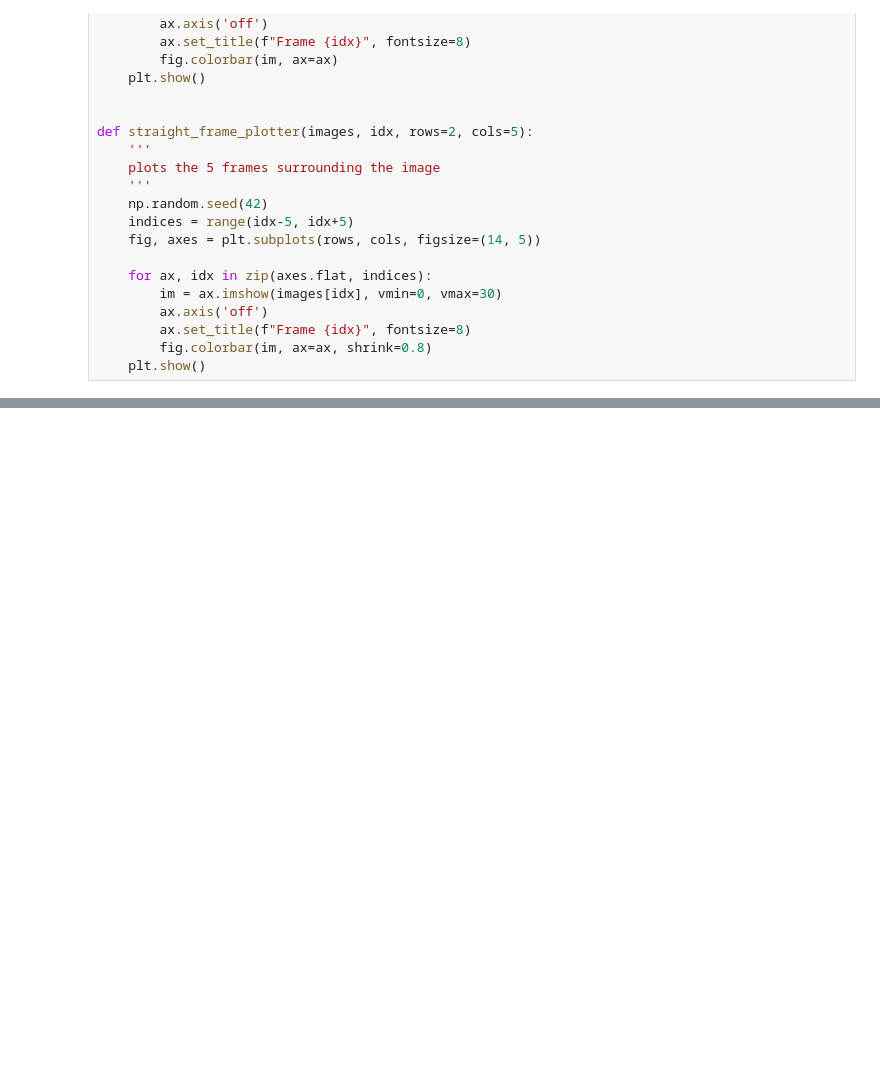
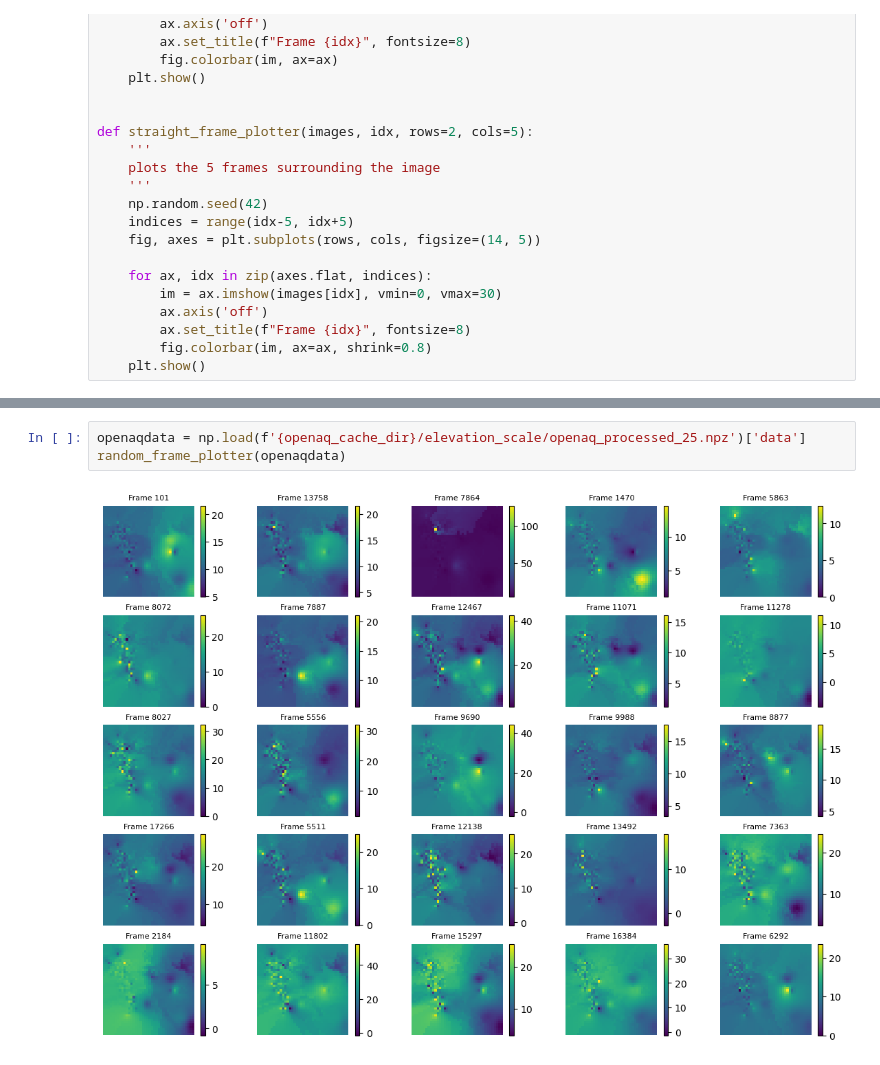
Before and after one commit to matthewgraca/hrrr-smoke-viz, a Jupyter notebook: visualizations/airnow_viz/airnow_viz.ipynb, the cells around one changed output, grey strips where cells are left out. Cells and saved outputs as stored; diff of their text form; blank space fills up the shorter version.

```diff
--- a/visualizations/airnow_viz/airnow_viz.ipynb
+++ b/visualizations/airnow_viz/airnow_viz.ipynb
@@ -124,0 +182,5 @@ straight_frame_plotter(airnow.data, 10000)
+# %%
+openaqdata = np.load(f'{openaq_cache_dir}/elevation_scale/openaq_processed_25.npz')['data']
+random_frame_plotter(openaqdata)
+# %% [output]
+[figure, added]
```
Also changed, not shown: parts of 13 cells of this notebook.
